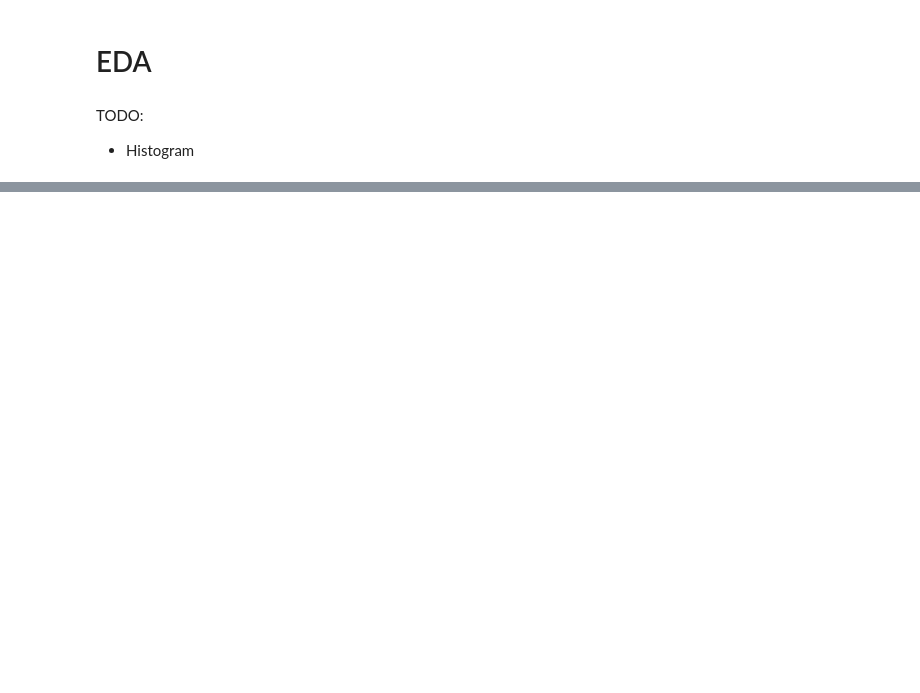
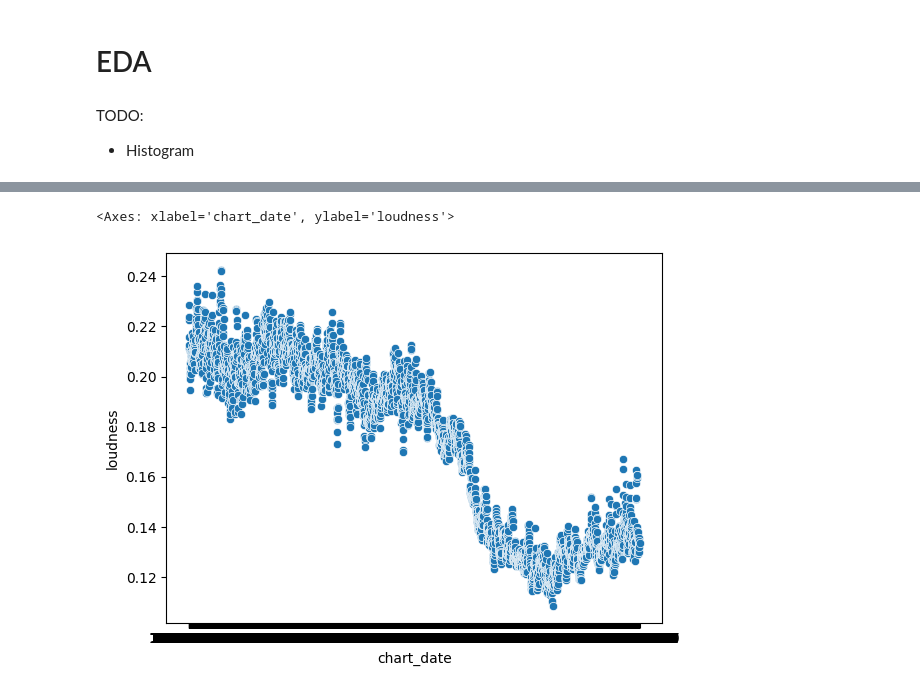
Before and after one commit to ronanhansel/billboard-music-trend, a Jupyter notebook: main.ipynb, the cells around one changed output, grey strips where cells are left out. Drawn from its saved outputs; the diff is of its cells as text; code cells hidden in the pictures; blank space fills up the shorter version.

```diff
--- a/main.ipynb
+++ b/main.ipynb
@@ -712,0 +848,5 @@ TODO:
+# %%
+sns.scatterplot(data=df_mean, x='chart_date', y='loudness')
+# %% [output]
+<Axes: xlabel='chart_date', ylabel='loudness'>
+[figure, added]
```
Also changed, not shown: parts of 19 cells of this notebook.
